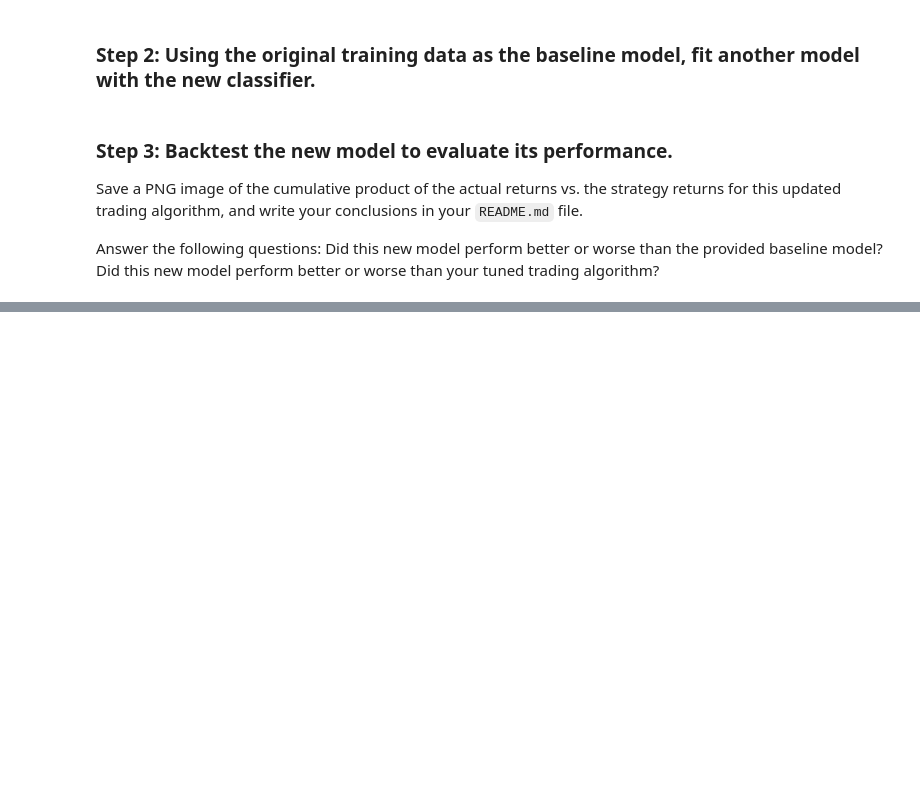
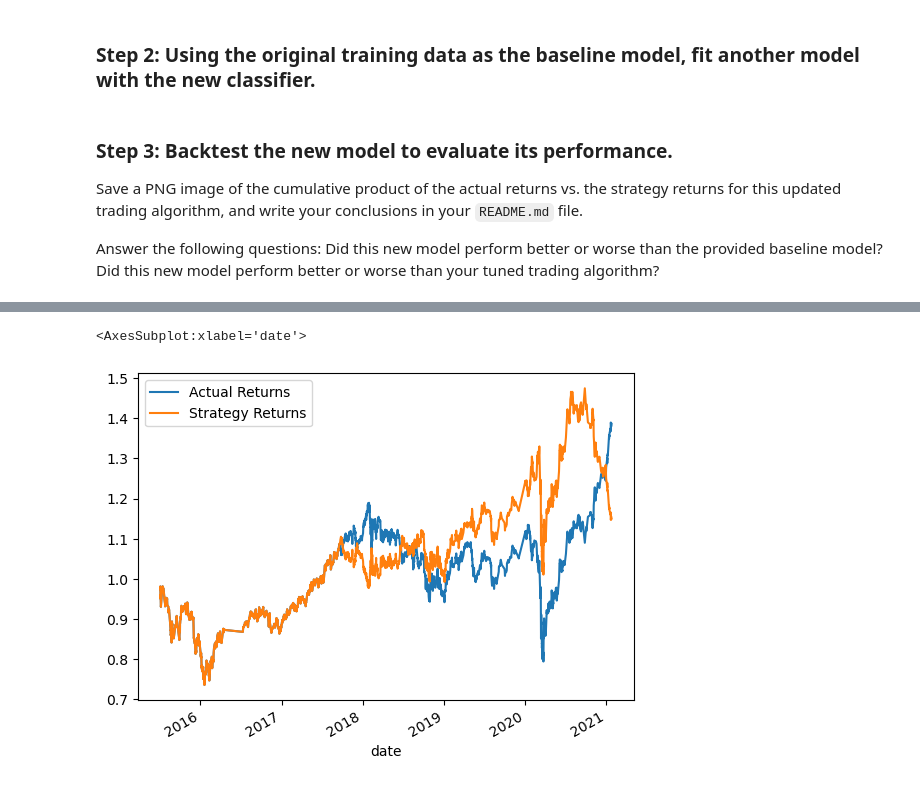
Before and after one commit to Tmccoy22/ml_trade_bot, a Jupyter notebook: machine_learning_trading_bot.ipynb, the cells around one changed output, grey strips where cells are left out. Cells and saved outputs as stored; diff of their text form; code cells hidden in the pictures; blank space fills up the shorter version.

Commit message:
models added and images complete

```diff
--- a/machine_learning_trading_bot.ipynb
+++ b/machine_learning_trading_bot.ipynb
@@ -436,10 +440,10 @@ In this section, you’ll use the original parameters that the starter code prov
 ### Step 1:  Import a new classifier, such as `AdaBoost`, `DecisionTreeClassifier`, or `LogisticRegression`. (For the full list of classifiers, refer to the [Supervised learning page](https://scikit-learn.org/stable/supervised_learning.html) in the scikit-learn documentation.)
 # %%
 # Import a new classifier from SKLearn
-# YOUR CODE HERE
+from sklearn.linear_model import LogisticRegression
 
 # Initiate the model instance
-# YOUR CODE HERE
+logistic_regression_model = LogisticRegression()
 # %% [markdown]
 ### Step 2: Using the original training data as the baseline model, fit another model with the new classifier.
 # %%
@@ -467,0 +466,9 @@ Did this new model perform better or worse than your tuned trading algorithm?
+# %%
+# Fit the model using the training data
+model = logistic_regression_model.fit(X_train_scaled, y_train)
+
+# Use the testing dataset to generate the predictions for the new model
+pred = logistic_regression_model.predict(X_test_scaled)
+
+# Review the model's predicted values
+pred
@@ -469,16 +478,16 @@ Did this new model perform better or worse than your tuned trading algorithm?
 # Create a new empty predictions DataFrame.
 
 # Create a predictions DataFrame
-# YOUR CODE HERE
+second_predictions_df = pd.DataFrame(index=X_test.index)
 
-# Add the SVM model predictions to the DataFrame
-# YOUR CODE HERE
+#  Add the SVM model predictions to the DataFrame
+second_predictions_df['Predicted'] = pred
 
 # Add the actual returns to the DataFrame
-# YOUR CODE HERE
+second_predictions_df["Actual Returns"] = signals_df["Actual Returns"]
 
 # Add the strategy returns to the DataFrame
-# YOUR CODE HERE
+second_predictions_df['Strategy Returns'] = second_predictions_df["Actual Returns"] * pred
 
 # Review the DataFrame
-# YOUR CODE HERE
+second_predictions_df
@@ -485,3 +509,6 @@ Did this new model perform better or worse than your tuned trading algorithm?
 # %%
 # Plot the actual returns versus the strategy returns
-# YOUR CODE HERE
+(1 + second_predictions_df[["Actual Returns", "Strategy Returns"]]).cumprod().plot()
+# %% [output]
+<AxesSubplot:xlabel='date'>
+[figure, added]
```
Also changed, not shown: parts of 5 cells of this notebook, 8 other files.
